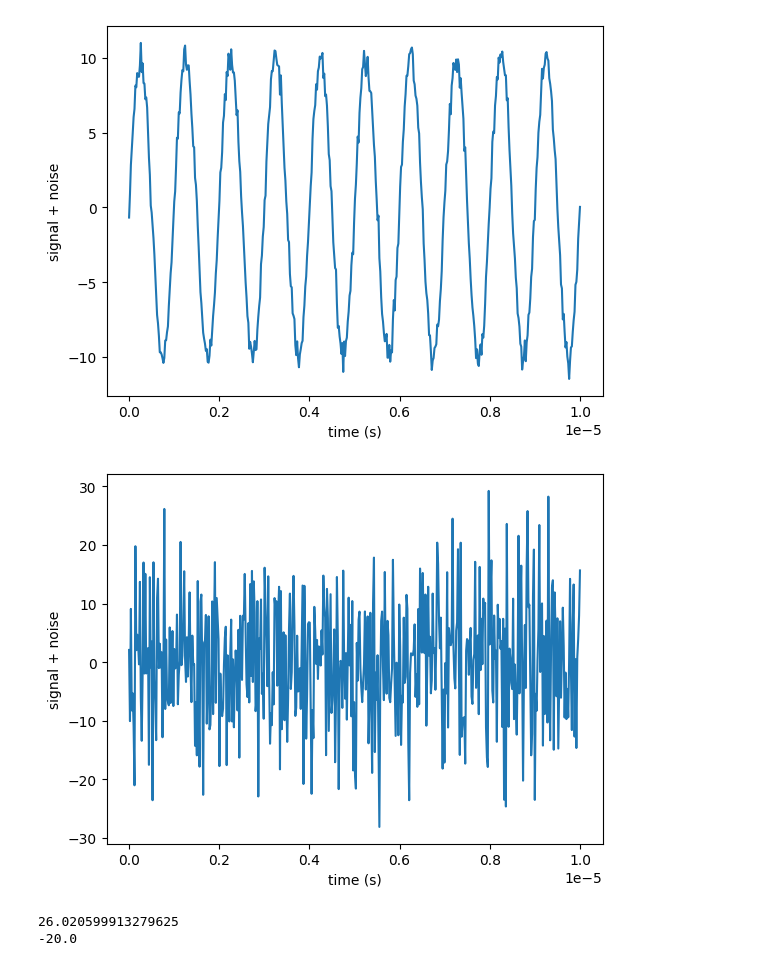
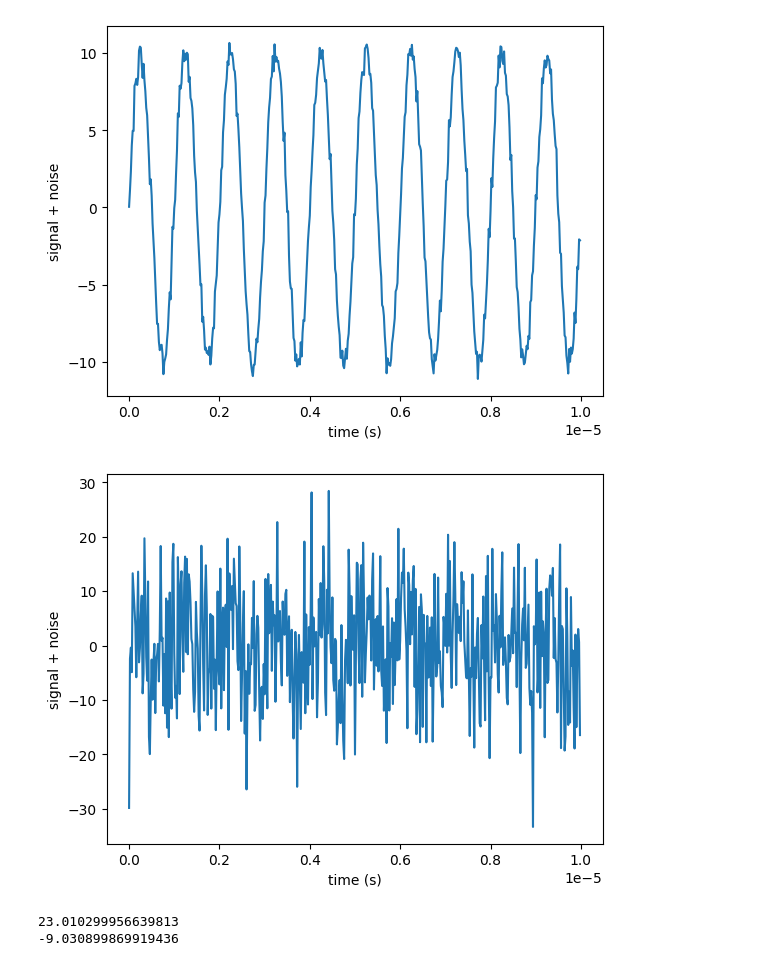
Before and after one commit to Sandermi99/MEDT4165, a Jupyter notebook: Exercise1_SPUltrasound.ipynb, the cells around one changed output. Drawn from its saved outputs; the diff is of its cells as text; code cells hidden in the pictures.

```diff
--- a/Exercise1_SPUltrasound.ipynb
+++ b/Exercise1_SPUltrasound.ipynb
@@ -13,7 +13,7 @@ fc = 50e6
 tstart = 0
 tstop = 10e-6
 N = int(fc*tstop)
-t = np.linspace(tstart, tstop, N)
+t = np.arange(N)/fc
 y = np.sin(2*np.pi*f0*t)
 print(N)
 plt.xlabel("time (s)")
@@ -46,40 +46,40 @@ plt.show()
 # %%
 #Scenarios with either noise dominace or signal dominance
 #a high SNR
 sig_amp_high = 10
 noise_amp_low = 0.5
 n_scen_a = np.random.normal(0, noise_amp_low, N)
 
 y_dominant = sig_amp_high*y + n_scen_a
 plt.xlabel("time (s)")
 plt.ylabel("signal + noise")
 plt.plot(t, y_dominant)
 plt.show()
 
 #b low SNR
-sig_amp_low = 1
+sig_amp_low = 5
 noise_amp_high = 10
 n_scen_b = np.random.normal(0, noise_amp_high, N)
 y_notdominant = sig_amp_low*y + n_scen_b
 plt.xlabel("time (s)")
 plt.ylabel("signal + noise")
-plt.plot(t, n_scen_b)
+plt.plot(t, y_notdominant)
 plt.show()
 # %% [output]
-[figure, old version]
+[figure, new version]
-[figure, old version]
+[figure, new version]
 # %%
 #Calculating the signal-to-noise ratio (SNR)
 
-SNR_est_a = np.mean(sig_amp_high**2)/np.mean(noise_amp_low**2)
-SNR_est_b = np.mean(sig_amp_low**2)/np.mean(noise_amp_high**2)
+SNR_est_a = np.mean((sig_amp_high*y)**2)/np.mean(noise_amp_low**2)
+SNR_est_b = np.mean((sig_amp_low*y)**2)/np.mean(noise_amp_high**2)
 SNR_est_a_dB = 10*np.log10(SNR_est_a)
 SNR_est_b_dB = 10*np.log10(SNR_est_b)
 print(SNR_est_a_dB)
 print(SNR_est_b_dB)
 # %% [output]
-26.020599913279625
--20.0
+23.010299956639813
+-9.030899869919436
 # %%
 #Power spectrum (frequency) analysis
 Nfft = 1024
```
Also changed, not shown: parts of 6 cells of this notebook.
